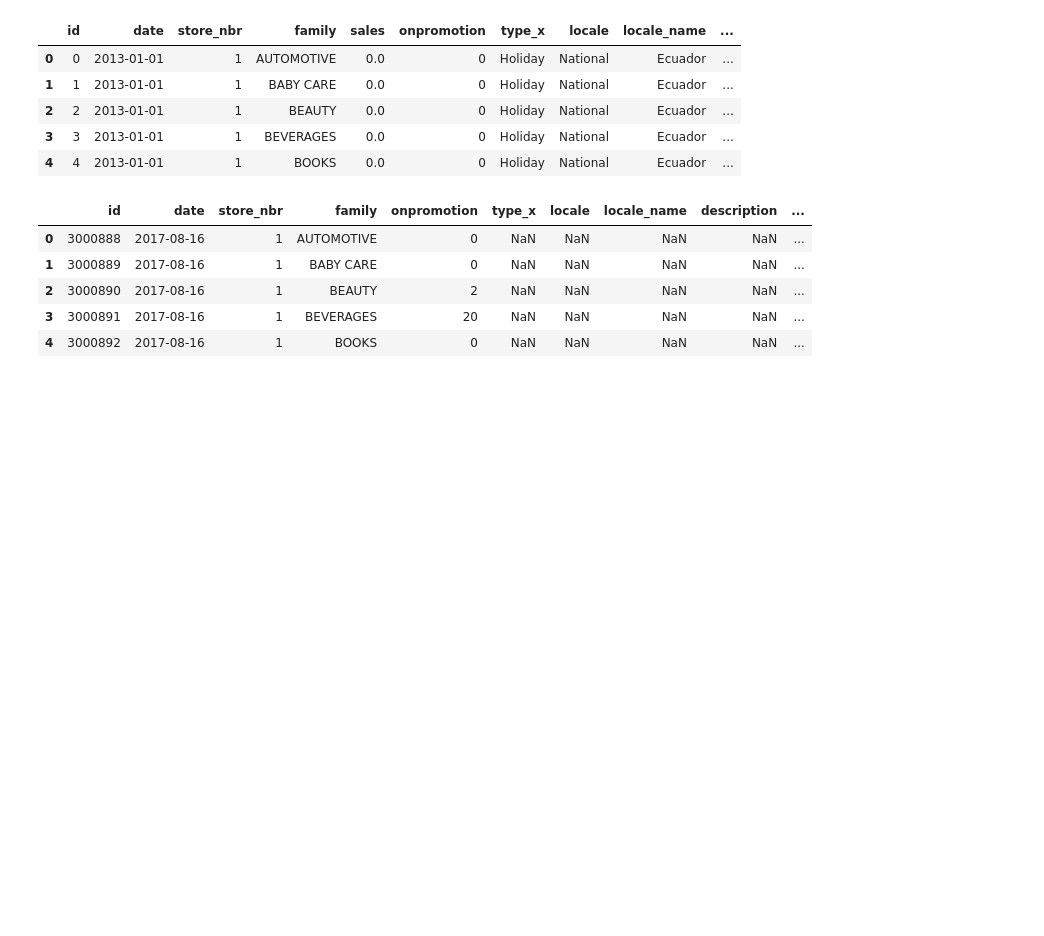
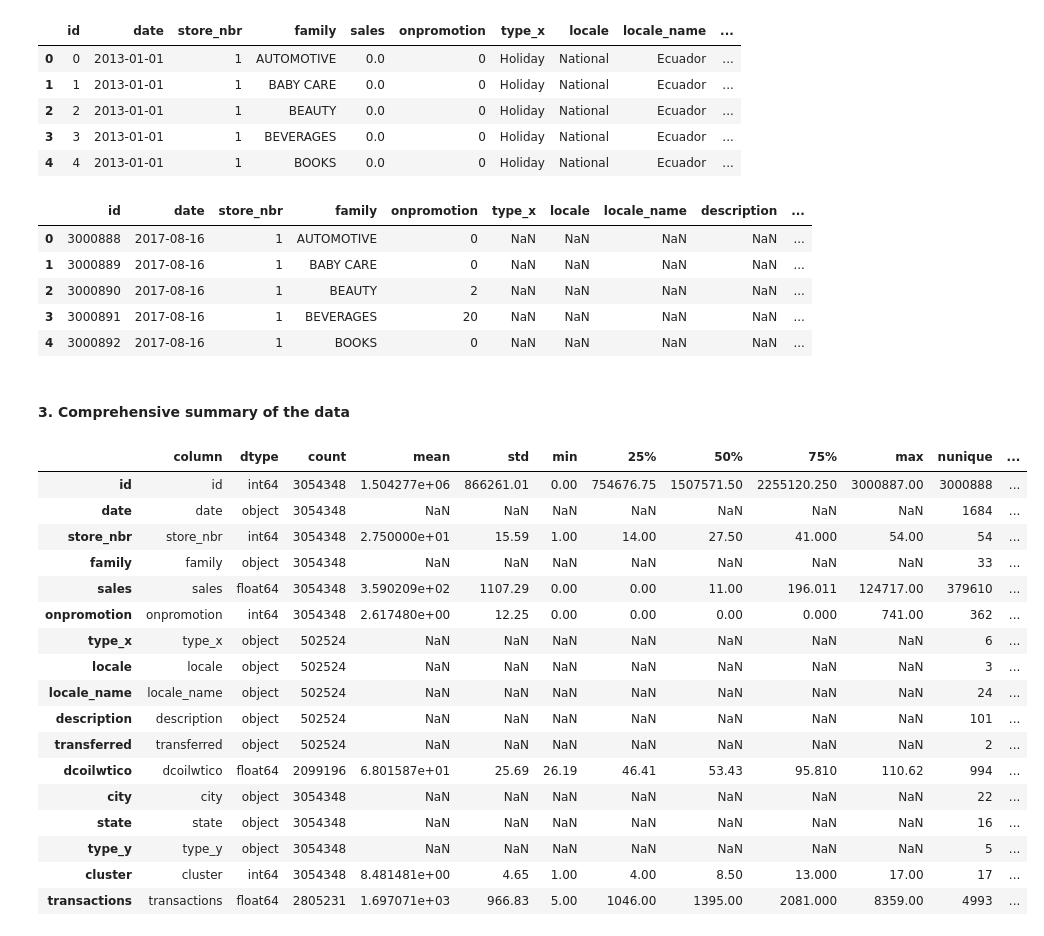
Before and after one commit to geethavenk/Sales_forecasting, a Jupyter notebook: notebooks/EDA_V1.ipynb, the cells around one changed output. Saved outputs shown, nothing was run; the diff lists cells and outputs as text; code cells hidden in the pictures; blank space fills up the shorter version.

```diff
--- a/notebooks/EDA_V1.ipynb
+++ b/notebooks/EDA_V1.ipynb
@@ -168,3 +138,5 @@ test.head()
 | 2 | 3000890 | 2017-08-16 | 1 | BEAUTY | 2 | NaN | NaN | NaN | NaN | ... |
 | 3 | 3000891 | 2017-08-16 | 1 | BEVERAGES | 20 | NaN | NaN | NaN | NaN | ... |
 | 4 | 3000892 | 2017-08-16 | 1 | BOOKS | 0 | NaN | NaN | NaN | NaN | ... |
+# %% [markdown]
+#### 3. Comprehensive summary of the data
@@ -170,0 +193,21 @@ test.head()
+# %%
+summary_table
+# %% [output]
+|  | column | dtype | count | mean | std | min | 25% | 50% | 75% | max | nunique | ... |
+| id | id | int64 | 3054348 | 1.504277e+06 | 866261.01 | 0.00 | 754676.75 | 1507571.50 | 2255120.250 | 3000887.00 | 3000888 | ... |
+| date | date | object | 3054348 | NaN | NaN | NaN | NaN | NaN | NaN | NaN | 1684 | ... |
+| store_nbr | store_nbr | int64 | 3054348 | 2.750000e+01 | 15.59 | 1.00 | 14.00 | 27.50 | 41.000 | 54.00 | 54 | ... |
+| family | family | object | 3054348 | NaN | NaN | NaN | NaN | NaN | NaN | NaN | 33 | ... |
+| sales | sales | float64 | 3054348 | 3.590209e+02 | 1107.29 | 0.00 | 0.00 | 11.00 | 196.011 | 124717.00 | 379610 | ... |
+| onpromotion | onpromotion | int64 | 3054348 | 2.617480e+00 | 12.25 | 0.00 | 0.00 | 0.00 | 0.000 | 741.00 | 362 | ... |
+| type_x | type_x | object | 502524 | NaN | NaN | NaN | NaN | NaN | NaN | NaN | 6 | ... |
+| locale | locale | object | 502524 | NaN | NaN | NaN | NaN | NaN | NaN | NaN | 3 | ... |
+| locale_name | locale_name | object | 502524 | NaN | NaN | NaN | NaN | NaN | NaN | NaN | 24 | ... |
+| description | description | object | 502524 | NaN | NaN | NaN | NaN | NaN | NaN | NaN | 101 | ... |
+| transferred | transferred | object | 502524 | NaN | NaN | NaN | NaN | NaN | NaN | NaN | 2 | ... |
+| dcoilwtico | dcoilwtico | float64 | 2099196 | 6.801587e+01 | 25.69 | 26.19 | 46.41 | 53.43 | 95.810 | 110.62 | 994 | ... |
+| city | city | object | 3054348 | NaN | NaN | NaN | NaN | NaN | NaN | NaN | 22 | ... |
+| state | state | object | 3054348 | NaN | NaN | NaN | NaN | NaN | NaN | NaN | 16 | ... |
+| type_y | type_y | object | 3054348 | NaN | NaN | NaN | NaN | NaN | NaN | NaN | 5 | ... |
+| cluster | cluster | int64 | 3054348 | 8.481481e+00 | 4.65 | 1.00 | 4.00 | 8.50 | 13.000 | 17.00 | 17 | ... |
+| transactions | transactions | float64 | 2805231 | 1.697071e+03 | 966.83 | 5.00 | 1046.00 | 1395.00 | 2081.000 | 8359.00 | 4993 | ... |
```
Also changed, not shown: parts of 17 cells of this notebook.
